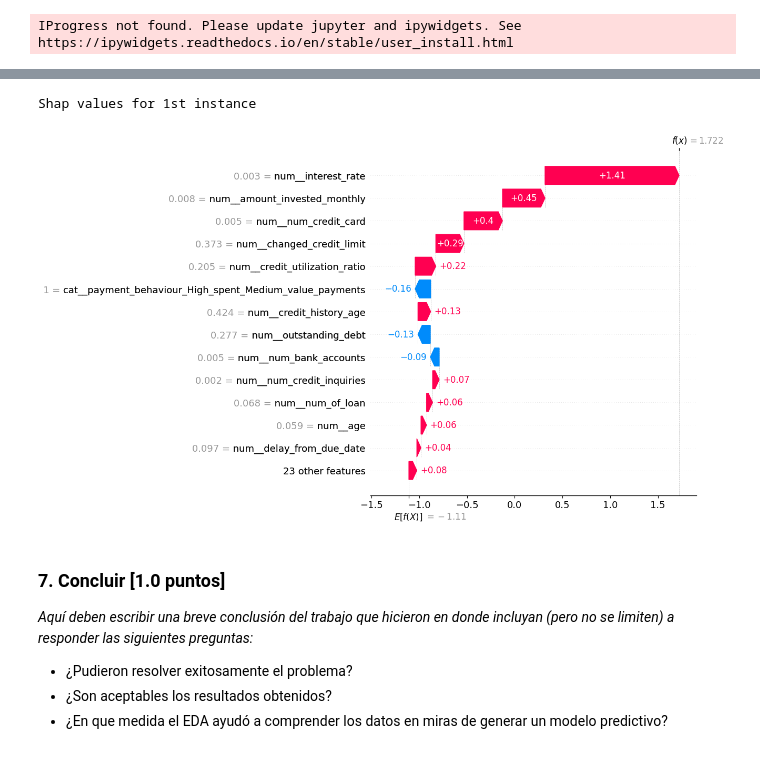
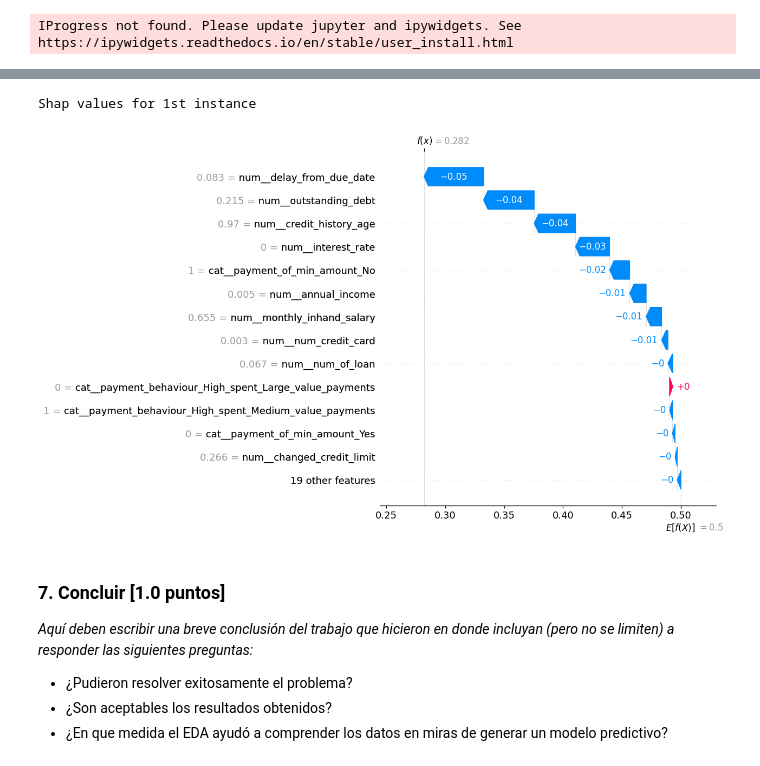
Before and after one commit to mvarasg/MDS7202-Lab-Programacion-Cientifica-MDS, a Jupyter notebook: proyecto2/Proyecto2_Respuestas.ipynb, the cells around one changed output, grey strips where cells are left out. Saved outputs shown, nothing was run; the diff lists cells and outputs as text; code cells hidden in the pictures.

```diff
--- a/proyecto2/Proyecto2_Respuestas.ipynb
+++ b/proyecto2/Proyecto2_Respuestas.ipynb
@@ -105,3 +103,5 @@ df = df.dropna()
+# %%
+df =f.dropna(subset = ['column1'], inplace=True)
 # %%
 df
 # %% [output]
@@ -651,3 +671,11 @@ _En esta sección, se espera que los estudiantes demuestren su capacidad para ex
 Es fundamental que los estudiantes sean capaces de determinar si su modelo toma decisiones coherentes y evaluar el impacto que podría tener la aplicación de un modelo con esas variables en una población. ¿Es posible que el modelo sea perjudicial o que las estimaciones se basen en decisiones sesgadas?
 
 En resumen, esta sección busca que los estudiantes apliquen un enfoque crítico para evaluar la interpretabilidad de su modelo, identificar posibles sesgos y analizar las implicaciones de sus decisiones en la población objetivo.
+# %%
+
+RF = RandomForestClassifier(class_weight = 'balanced', max_depth = 5, n_estimators = 200, random_state= 0)
+RF_Classificator = Pipeline([
+        ('column_transformer', column_transformer),
+        ('SelectPercentile', SelectPercentile(score_func=f_classif, percentile=80)),
+        ('classifier', RF)])
+pipeline_classifer(RF_Classificator, X_train, X_test, y_train, y_test, 'random_forest_classifier')
@@ -654,11 +695,11 @@ En resumen, esta sección busca que los estudiantes apliquen un enfoque crítico
 # %%
 import shap
 
-explainer = shap.TreeExplainer(baseline.named_steps['classifier'])
+explainer = shap.TreeExplainer(RF_Classificator.named_steps['classifier'])
 
 baseline2 = Pipeline([
     ('column_transformer', column_transformer),
-    ('SelectPercentile', SelectPercentile(score_func=f_classif, percentile=90)),
+    ('SelectPercentile', SelectPercentile(score_func=f_classif, percentile=80)),
     ])
 
 shap_fit = baseline2.fit_transform(X_train,y_train)
@@ -669,12 +735,11 @@ IProgress not found. Please update jupyter and ipywidgets. See https://ipywidget
 # %%
-idx= 1
+idx= 100
 
 print('Shap values for 1st instance')
-shap.plots.waterfall(shap_values[idx,:],
-                     max_display=14)
+shap.plots.waterfall(shap_values[idx, :, 1], max_display = 14)
 # %% [output]
 Shap values for 1st instance
-[figure, old version]
+[figure, new version]
 # %% [markdown]
 ### 7. Concluir [1.0 puntos]
 
```
Also changed, not shown: parts of 6 cells of this notebook.
